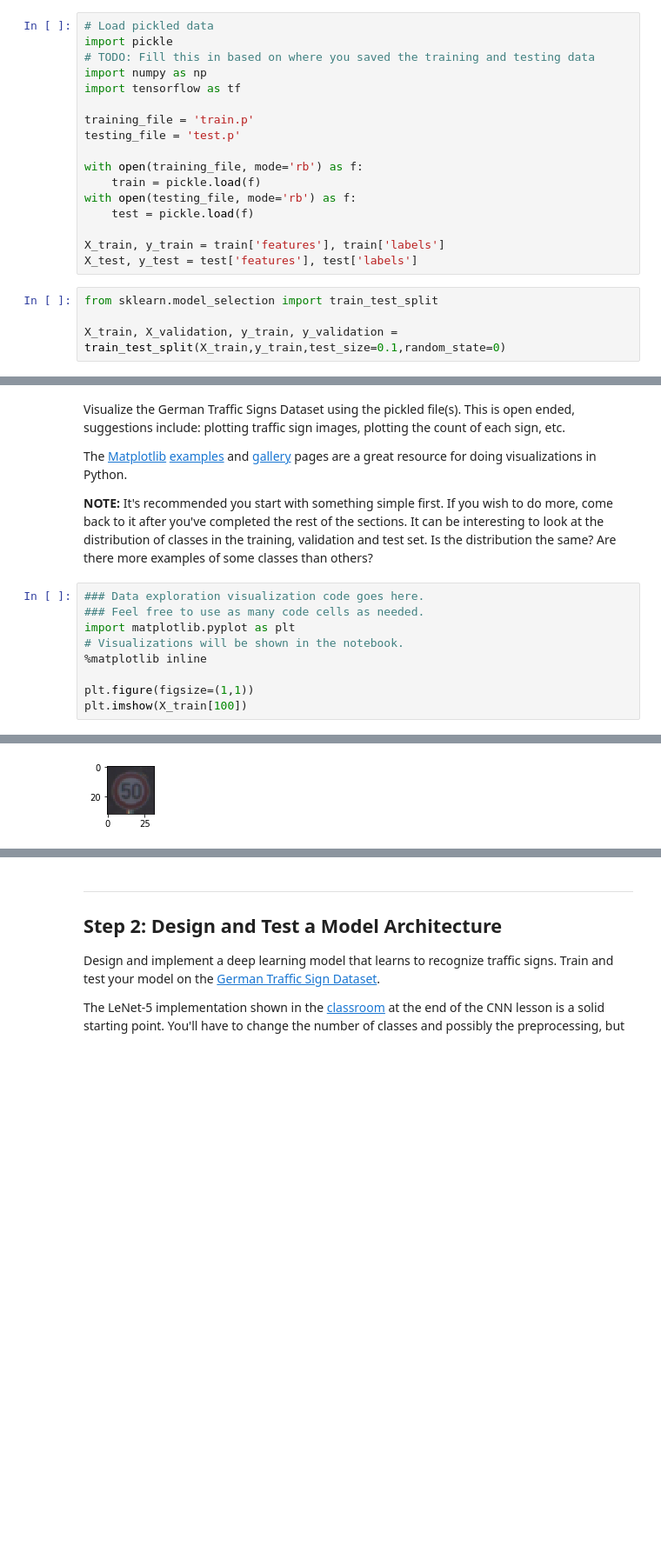
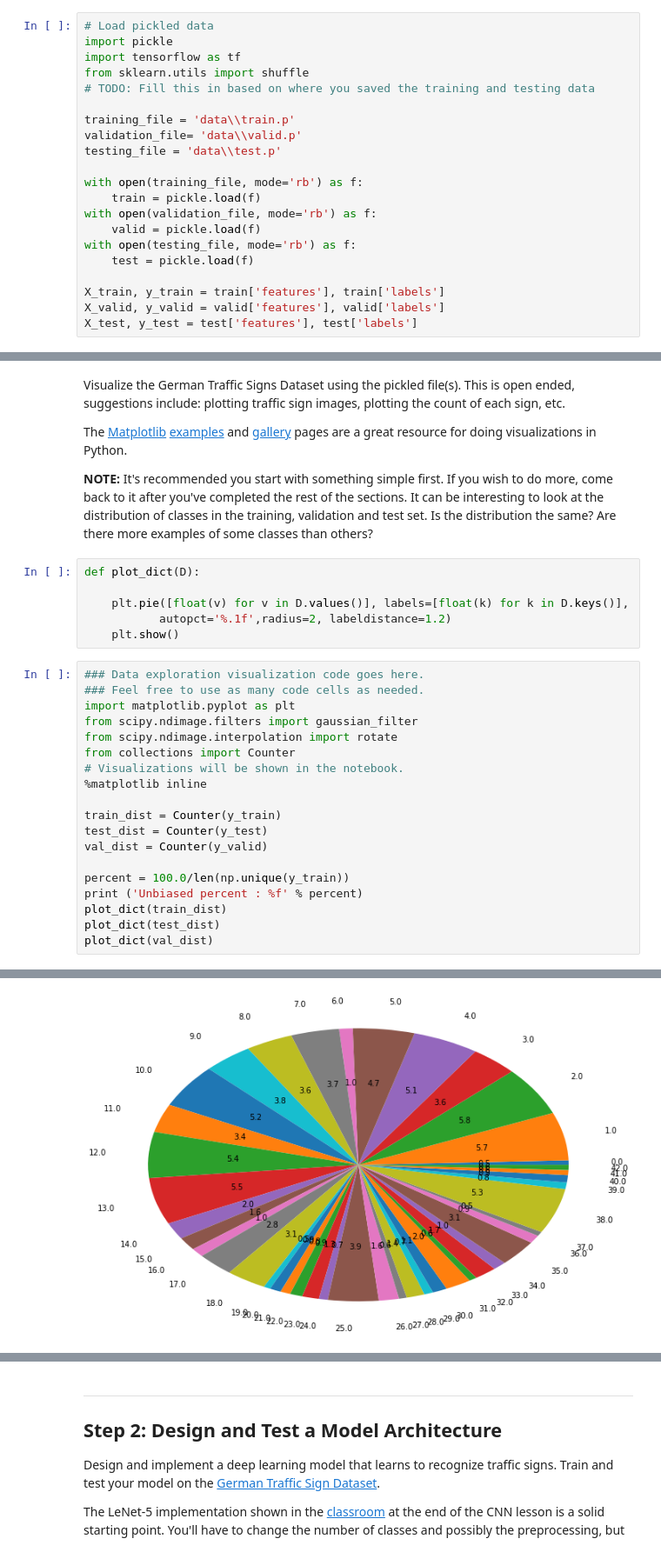
Before and after one commit to karthikbmk/SDCND, a Jupyter notebook: Traffic_Signs/Traffic_Sign_Classifier.ipynb, the cells around one changed output, grey strips where cells are left out. Shown at 87% size. Saved outputs shown, nothing was run; the diff lists cells and outputs as text; blank space fills up the shorter version.

```diff
--- a/Traffic_Signs/Traffic_Sign_Classifier.ipynb
+++ b/Traffic_Signs/Traffic_Sign_Classifier.ipynb
@@ -22,24 +22,24 @@ The [rubric](https://review.udacity.com/#!/rubrics/481/view) contains "Stand Out
 # %%
 # Load pickled data
 import pickle
+import tensorflow as tf
+from sklearn.utils import shuffle
 # TODO: Fill this in based on where you saved the training and testing data
-import numpy as np
-import tensorflow as tf
 
-training_file = 'train.p'
-testing_file = 'test.p'
+training_file = 'data\\train.p'
+validation_file= 'data\\valid.p'
+testing_file = 'data\\test.p'
 
 with open(training_file, mode='rb') as f:
     train = pickle.load(f)
+with open(validation_file, mode='rb') as f:
+    valid = pickle.load(f)
 with open(testing_file, mode='rb') as f:
     test = pickle.load(f)
 
 X_train, y_train = train['features'], train['labels']
+X_valid, y_valid = valid['features'], valid['labels']
 X_test, y_test = test['features'], test['labels']
-# %%
-from sklearn.model_selection import train_test_split
-
-X_train, X_validation, y_train, y_validation = train_test_split(X_train,y_train,test_size=0.1,random_state=0)
 # %% [markdown]
 ---
 
@@ -91,13 +92,29 @@ Visualize the German Traffic Signs Dataset using the pickled file(s). This is op
 The [Matplotlib](http://matplotlib.org/) [examples](http://matplotlib.org/examples/index.html) and [gallery](http://matplotlib.org/gallery.html) pages are a great resource for doing visualizations in Python.
 
 **NOTE:** It's recommended you start with something simple first. If you wish to do more, come back to it after you've completed the rest of the sections. It can be interesting to look at the distribution of classes in the training, validation and test set. Is the distribution the same? Are there more examples of some classes than others?
+# %%
+def plot_dict(D):
+
+    plt.pie([float(v) for v in D.values()], labels=[float(k) for k in D.keys()],
+           autopct='%.1f',radius=2, labeldistance=1.2)
+    plt.show()
 # %%
 ### Data exploration visualization code goes here.
 ### Feel free to use as many code cells as needed.
 import matplotlib.pyplot as plt
+from scipy.ndimage.filters import gaussian_filter
+from scipy.ndimage.interpolation import rotate
+from collections import Counter
 # Visualizations will be shown in the notebook.
 %matplotlib inline
 
-plt.figure(figsize=(1,1))
-plt.imshow(X_train[100])
+train_dist = Counter(y_train)
+test_dist = Counter(y_test)
+val_dist = Counter(y_valid)
+
+percent = 100.0/len(np.unique(y_train))
+print ('Unbiased percent : %f' % percent)
+plot_dict(train_dist)
+plot_dict(test_dist)
+plot_dict(val_dist)
 # %% [output]
@@ -105 +122 @@ plt.imshow(X_train[100])
-[figure, old version]
+[figure, new version]
```
Also changed, not shown: parts of 23 cells of this notebook.
